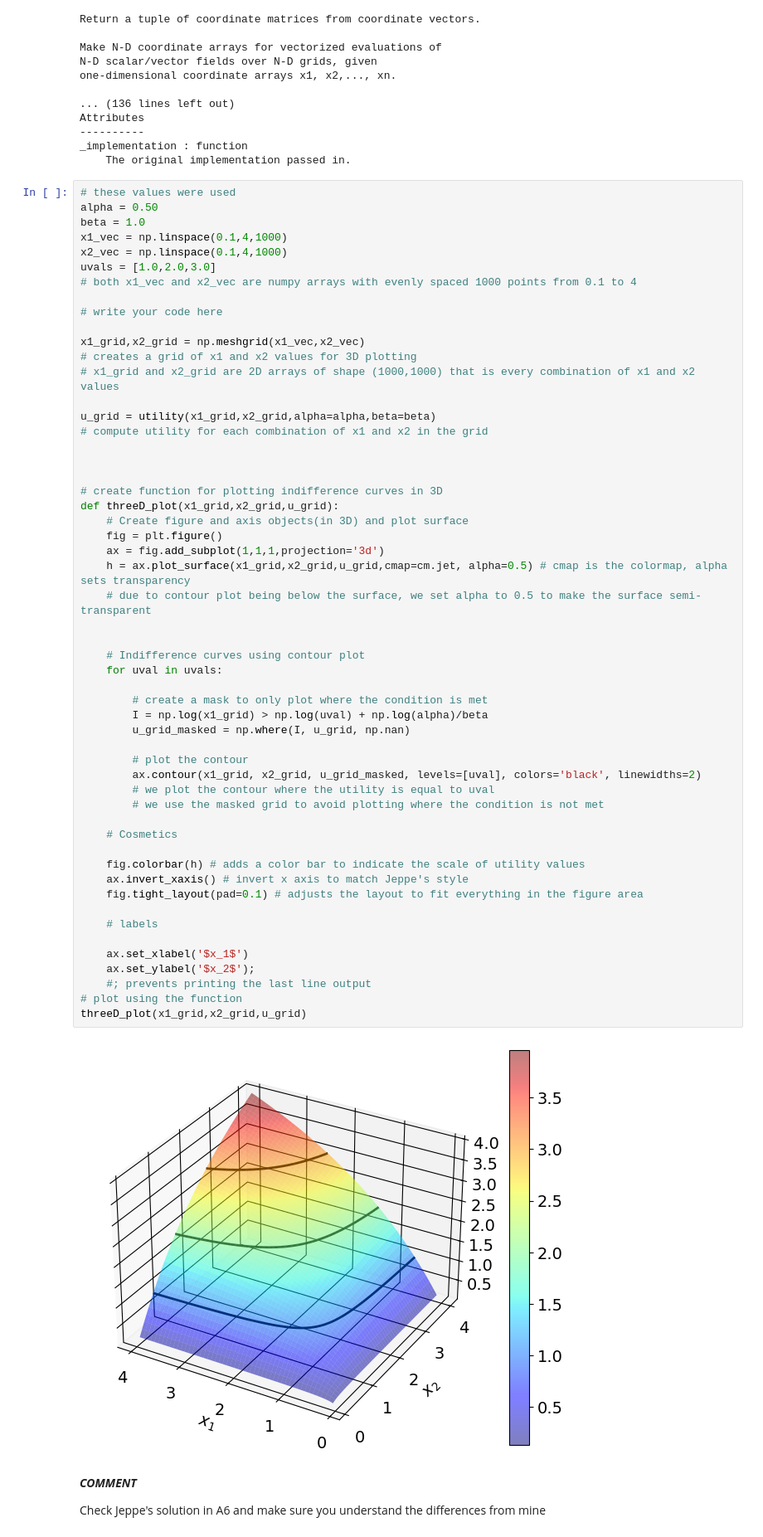
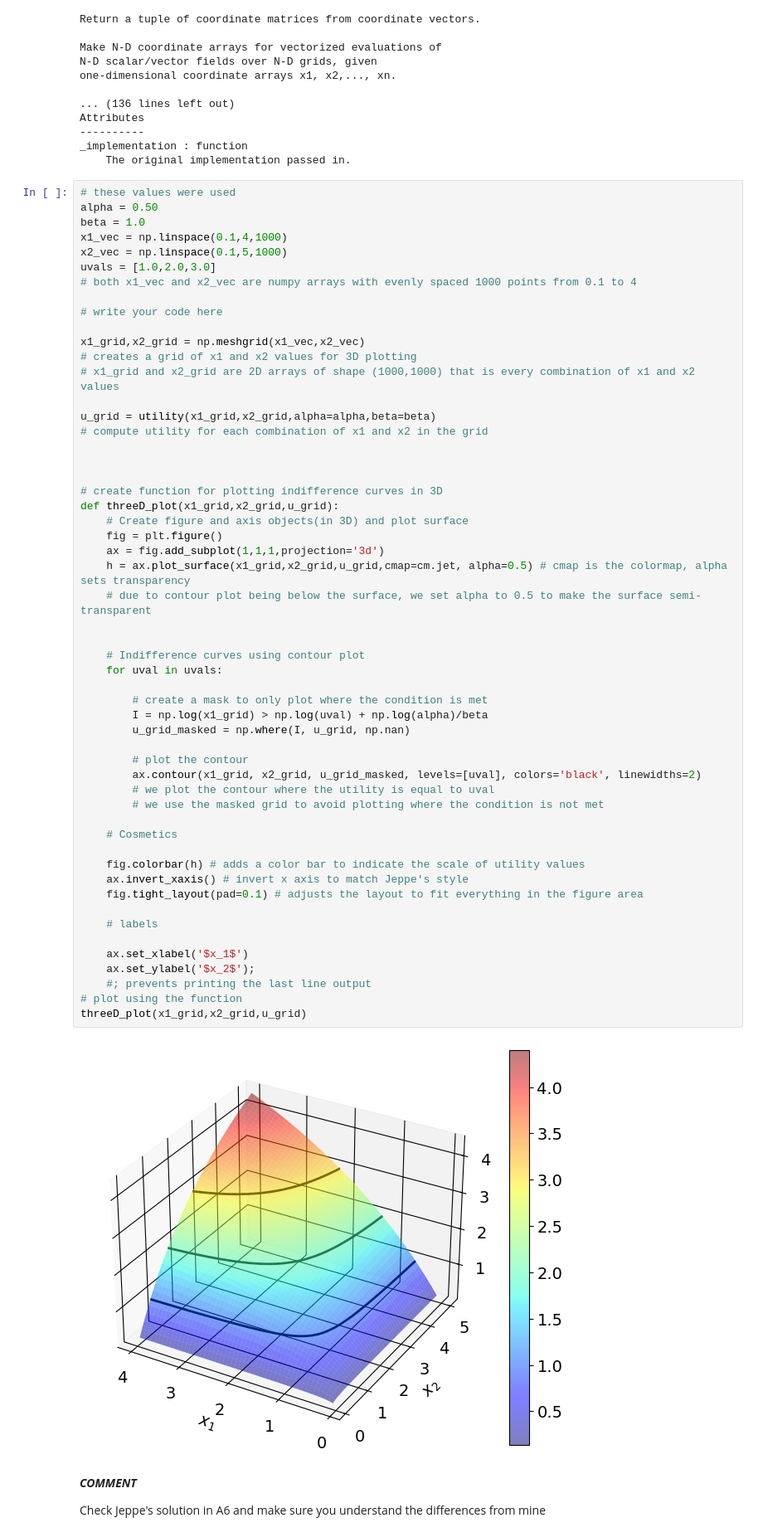
Before and after one commit to Matias-BF-Hall/ProgEcon-exclass, a Jupyter notebook: Summer2026/PS solutions/PS1.ipynb, the cells around one changed output. Shown at 83% size. Drawn from its saved outputs; the diff is of its cells as text.

```diff
--- a/Summer2026/PS solutions/PS1.ipynb
+++ b/Summer2026/PS solutions/PS1.ipynb
@@ -339,7 +340,7 @@ _implementation : function
 alpha = 0.50
 beta = 1.0
 x1_vec = np.linspace(0.1,4,1000)
-x2_vec = np.linspace(0.1,4,1000)
+x2_vec = np.linspace(0.1,5,1000)
 uvals = [1.0,2.0,3.0]
 # both x1_vec and x2_vec are numpy arrays with evenly spaced 1000 points from 0.1 to 4
 
@@ -362,34 +363,34 @@ def threeD_plot(x1_grid,x2_grid,u_grid):
     h = ax.plot_surface(x1_grid,x2_grid,u_grid,cmap=cm.jet, alpha=0.5) # cmap is the colormap, alpha sets transparency
     # due to contour plot being below the surface, we set alpha to 0.5 to make the surface semi-transparent
 
 
     # Indifference curves using contour plot
     for uval in uvals:
 
         # create a mask to only plot where the condition is met
         I = np.log(x1_grid) > np.log(uval) + np.log(alpha)/beta
         u_grid_masked = np.where(I, u_grid, np.nan)
 
         # plot the contour
         ax.contour(x1_grid, x2_grid, u_grid_masked, levels=[uval], colors='black', linewidths=2)
         # we plot the contour where the utility is equal to uval
         # we use the masked grid to avoid plotting where the condition is not met
 
     # Cosmetics
 
     fig.colorbar(h) # adds a color bar to indicate the scale of utility values
     ax.invert_xaxis() # invert x axis to match Jeppe's style
     fig.tight_layout(pad=0.1) # adjusts the layout to fit everything in the figure area
 
     # labels
 
     ax.set_xlabel('$x_1$')
     ax.set_ylabel('$x_2$');
     #; prevents printing the last line output
 # plot using the function
 threeD_plot(x1_grid,x2_grid,u_grid)
 # %% [output]
-[figure, old version]
+[figure, new version]
 # %% [markdown]
 ***COMMENT***
 
```
Also changed, not shown: parts of 3 cells of this notebook, 3 other files.
